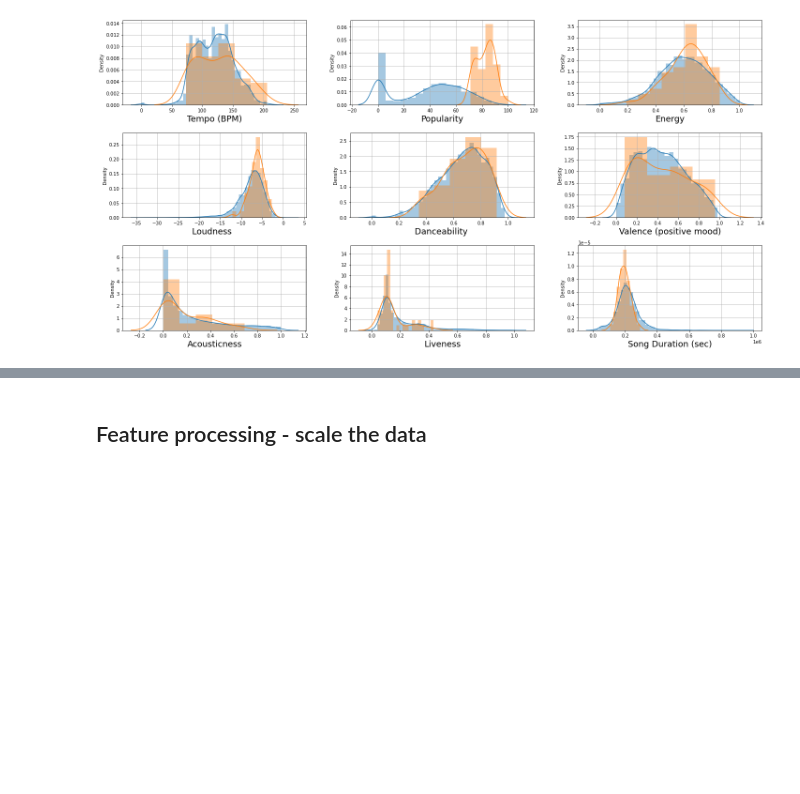
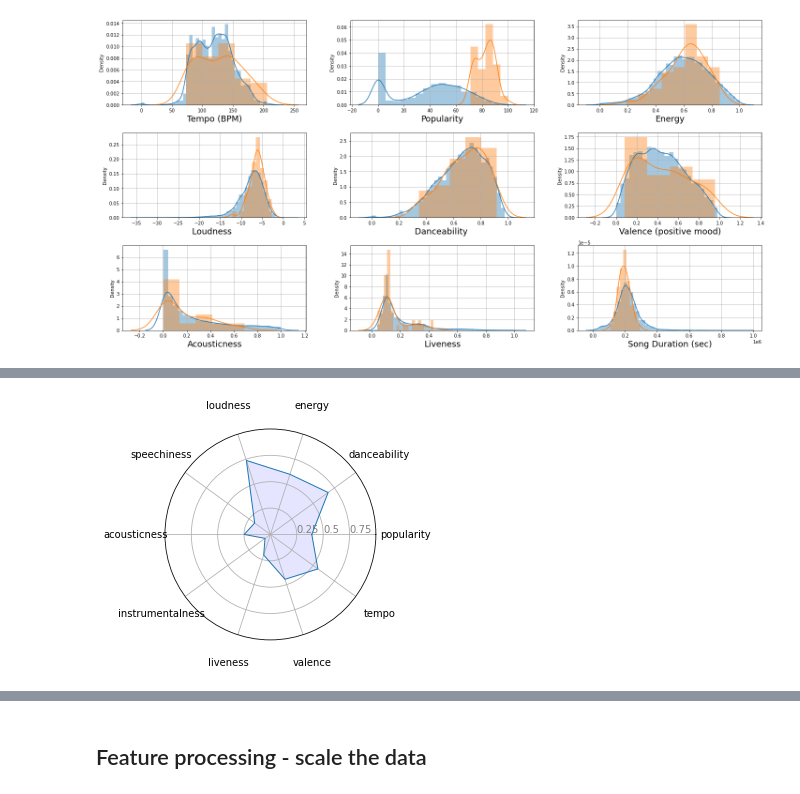
Before and after one commit to osirjeremy/spotify_analysis, a Jupyter notebook: analysis_top_tracks.ipynb, the cells around one changed output, grey strips where cells are left out. Cells and saved outputs as stored; diff of their text form; code cells hidden in the pictures; blank space fills up the shorter version.

```diff
--- a/analysis_top_tracks.ipynb
+++ b/analysis_top_tracks.ipynb
@@ -257,0 +264,5 @@ plt.tight_layout(pad=1.0, w_pad=5.0, h_pad=1.0)
+# %%
+# Create a new dataframe that only contains the columns we are interested in visualizing
+
+df_j = songs_j_loves.drop(columns= ['release_year', 'duration', 'mode', 'key',
+                                    'release_date', 'id', 'album', 'artist', 'name'])
@@ -257,0 +308,4 @@ plt.tight_layout(pad=1.0, w_pad=5.0, h_pad=1.0)
+# %%
+# Calculate the mean value of my song attributes
+means_j = df_j_scaled.mean()
+print(means_j)
@@ -257,0 +324,4 @@ plt.tight_layout(pad=1.0, w_pad=5.0, h_pad=1.0)
+# %%
+# Create an list object that stores the variable names
+params = list(means_j.index)
+params
@@ -257,0 +339,42 @@ plt.tight_layout(pad=1.0, w_pad=5.0, h_pad=1.0)
+# %%
+# number of variable
+N = len(params)
+
+# We are going to plot the first line of the data frame.
+# But we need to repeat the first value to close the circular graph:
+values= list(means_j.values)
+values += values[:1]
+values
+
+# What will be the angle of each axis in the plot? (we divide the plot / number of variable)
+angles = [n / float(N) * 2 * pi for n in range(N)]
+angles += angles[:1]
+
+# set the color for the outer background
+plt.figure(facecolor='white')
+
+# Initialise the spider plot
+ax = plt.subplot(111, polar=True)
+
+# Draw one axe per variable + add labels
+plt.xticks(angles[:-1], params, color='black', size=10)
+
+# Draw ylabels
+ax.set_rlabel_position(0)
+plt.yticks([0.25,0.50,0.75], ["0.25","0.5","0.75"], color="grey", size=10)
+plt.ylim(0,1)
+
+
+# Plot data
+ax.plot(angles, values, linewidth=1, linestyle='solid')
+
+# Fill area
+ax.fill(angles, values, 'blue', alpha=0.1)
+
+ax.tick_params(pad=19)
+
+
+# Show the graph
+plt.show()
+# %% [output]
+[figure, added]
```
Also changed, not shown: parts of 11 cells of this notebook.
